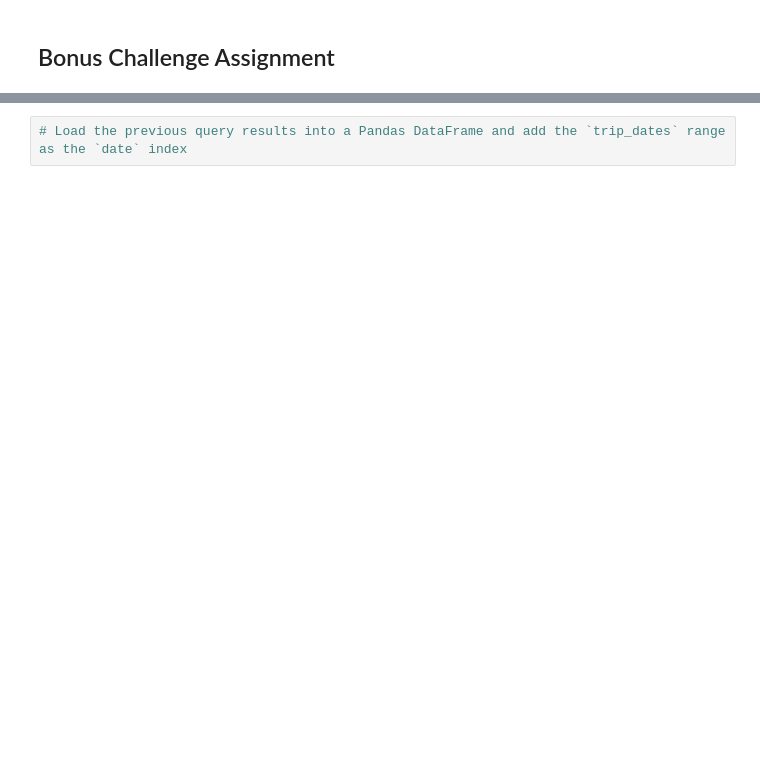
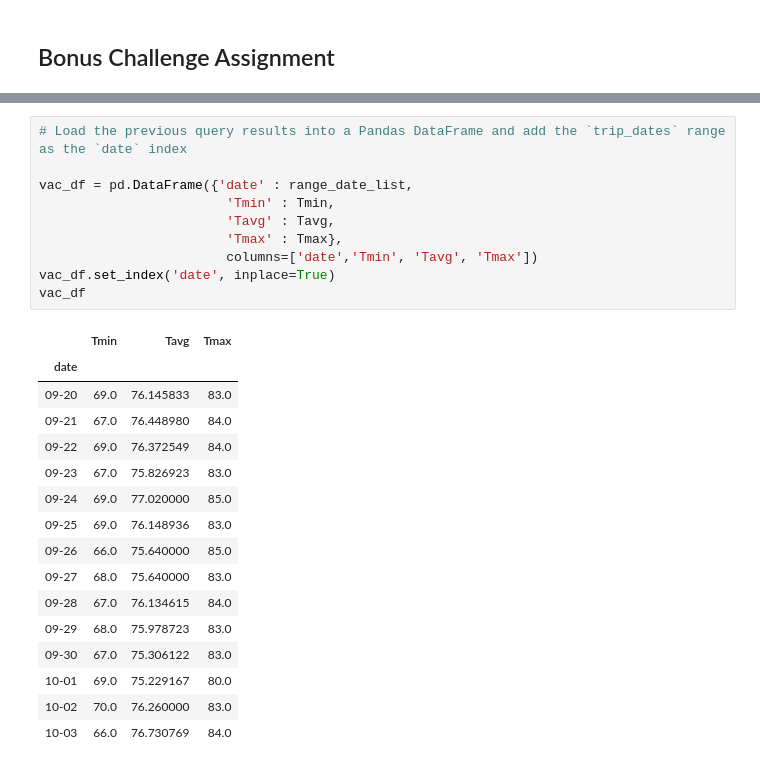
Before and after one commit to InnaG33/sqlalchemy_challenge, a Jupyter notebook: climate_hawaii.ipynb, the cells around one changed output, grey strips where cells are left out. Drawn from its saved outputs; the diff is of its cells as text; blank space fills up the shorter version.

```diff
--- a/climate_hawaii.ipynb
+++ b/climate_hawaii.ipynb
@@ -331,4 +514,29 @@ daily_normals("01-01")
 # %%
 # Load the previous query results into a Pandas DataFrame and add the `trip_dates` range as the `date` index
+
+vac_df = pd.DataFrame({'date' : range_date_list,
+                        'Tmin' : Tmin,
+                        'Tavg' : Tavg,
+                        'Tmax' : Tmax},
+                        columns=['date','Tmin', 'Tavg', 'Tmax'])
+vac_df.set_index('date', inplace=True)
+vac_df
+# %% [output]
+|  | Tmin | Tavg | Tmax |
+| date |  |  |  |
+| 09-20 | 69.0 | 76.145833 | 83.0 |
+| 09-21 | 67.0 | 76.448980 | 84.0 |
+| 09-22 | 69.0 | 76.372549 | 84.0 |
+| 09-23 | 67.0 | 75.826923 | 83.0 |
+| 09-24 | 69.0 | 77.020000 | 85.0 |
+| 09-25 | 69.0 | 76.148936 | 83.0 |
+| 09-26 | 66.0 | 75.640000 | 85.0 |
+| 09-27 | 68.0 | 75.640000 | 83.0 |
+| 09-28 | 67.0 | 76.134615 | 84.0 |
+| 09-29 | 68.0 | 75.978723 | 83.0 |
+| 09-30 | 67.0 | 75.306122 | 83.0 |
+| 10-01 | 69.0 | 75.229167 | 80.0 |
+| 10-02 | 70.0 | 76.260000 | 83.0 |
+| 10-03 | 66.0 | 76.730769 | 84.0 |
 # %%
 # Plot the daily normals as an area plot with `stacked=False`
```
Also changed, not shown: parts of 19 cells of this notebook, 1 other file.
